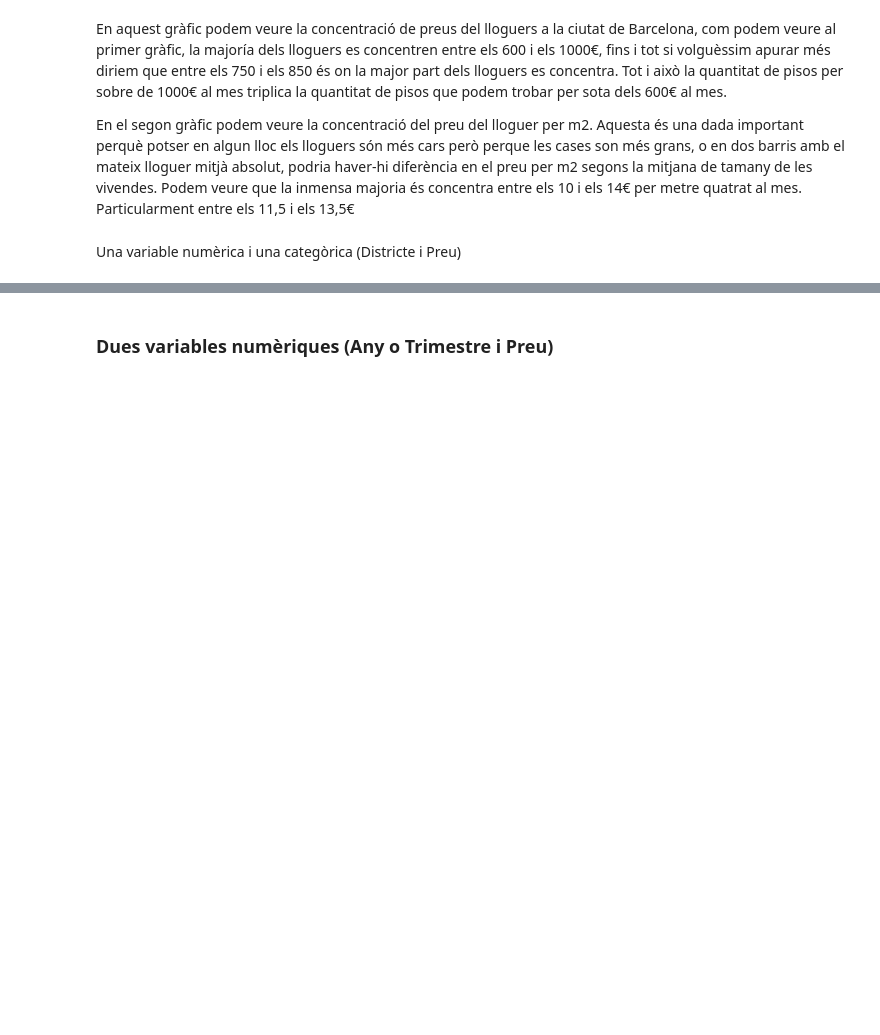
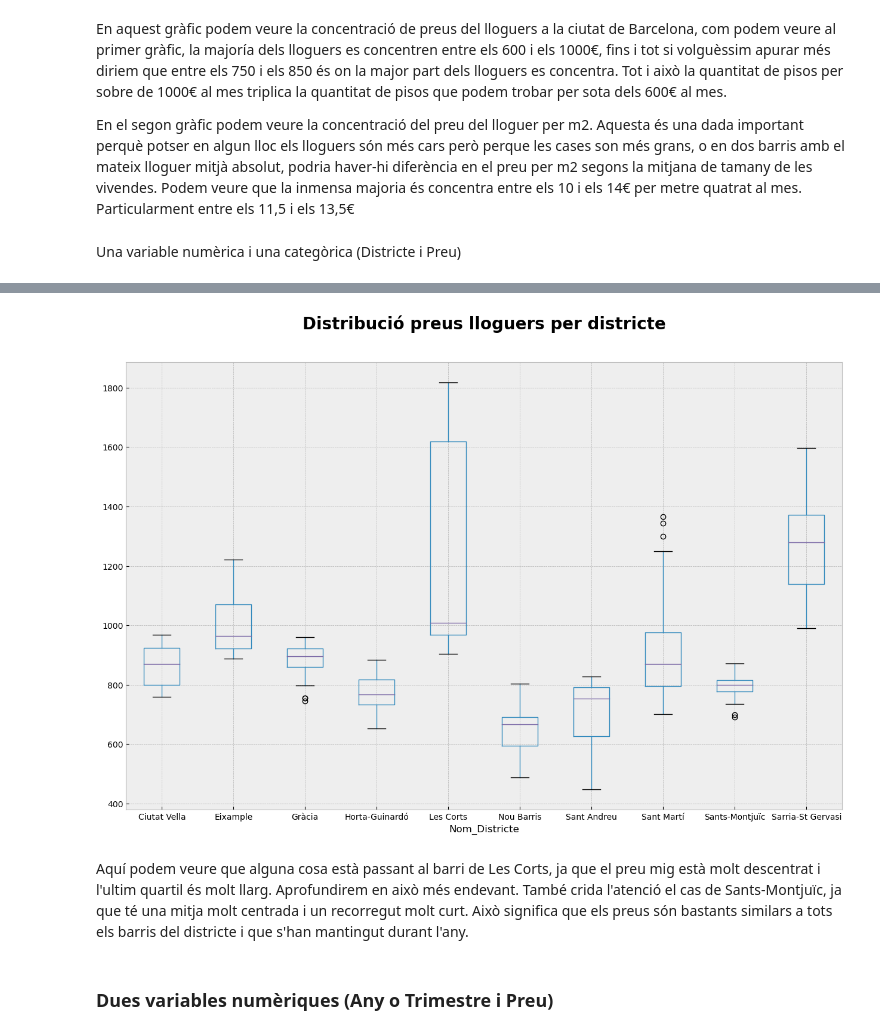
Before and after one commit to maribelseara/visualitzacio_exploratoria, a Jupyter notebook: visualitzacio_exploratoria.ipynb, the cells around one changed output, grey strips where cells are left out. Drawn from its saved outputs; the diff is of its cells as text; code cells hidden in the pictures; blank space fills up the shorter version.

```diff
--- a/visualitzacio_exploratoria.ipynb
+++ b/visualitzacio_exploratoria.ipynb
@@ -284,3 +285,14 @@ En aquest gràfic podem observar la mitja del preu del lloguer mensual per a cad
+# %%
+df.boxplot(column=['Preu_mensual'], by='Nom_Districte', figsize=(15,10))
+plt.suptitle('Distribució preus lloguers per districte', size=20, weight='bold')
+plt.title('')
+plt.savefig('Distribució_preu_districtes')
+plt.show()
+# %% [output]
+[figure, added]
+# %% [markdown]
+Aquí podem veure que alguna cosa està passant al barri de Les Corts, ja que el preu mig està molt descentrat i l'ultim quartil és molt llarg. Aprofundirem en això més endevant.
+També crida l'atenció el cas de Sants-Montjuïc, ja que té una mitja molt centrada i un recorregut molt curt. Això significa que els preus són bastants similars a tots els barris del districte i que s'han mantingut durant l'any.
 # %% [markdown]
 ### Dues variables numèriques (Any o Trimestre i Preu)
 # %%
```
Also changed, not shown: parts of 10 cells of this notebook, 5 other files.
